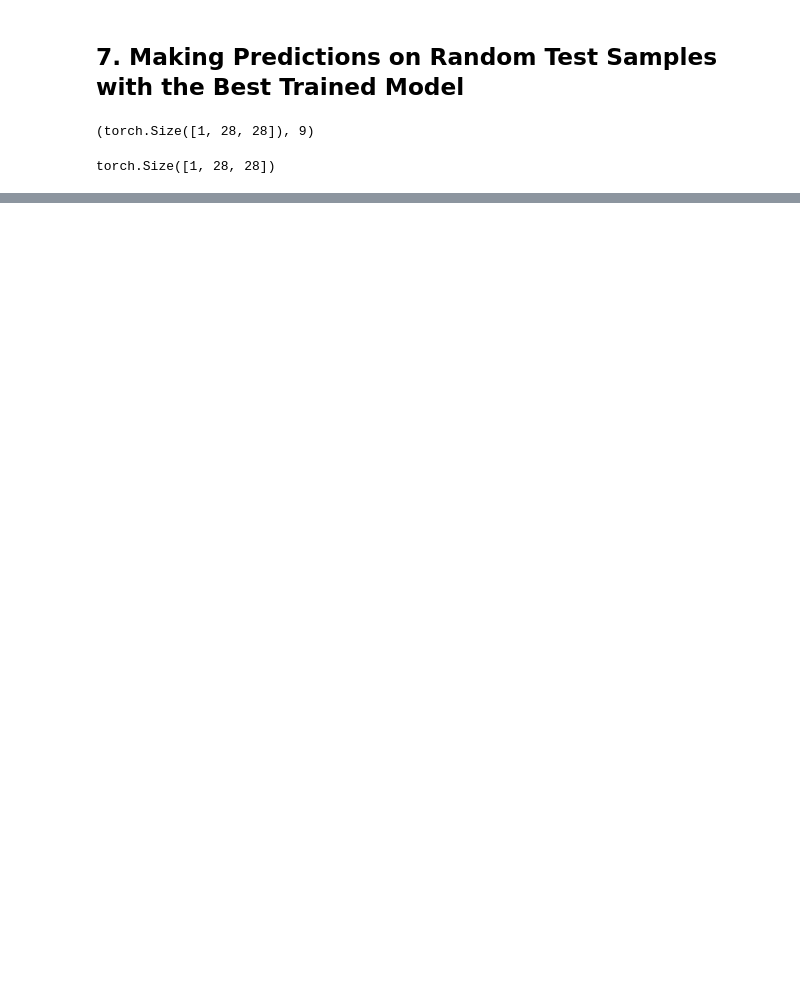
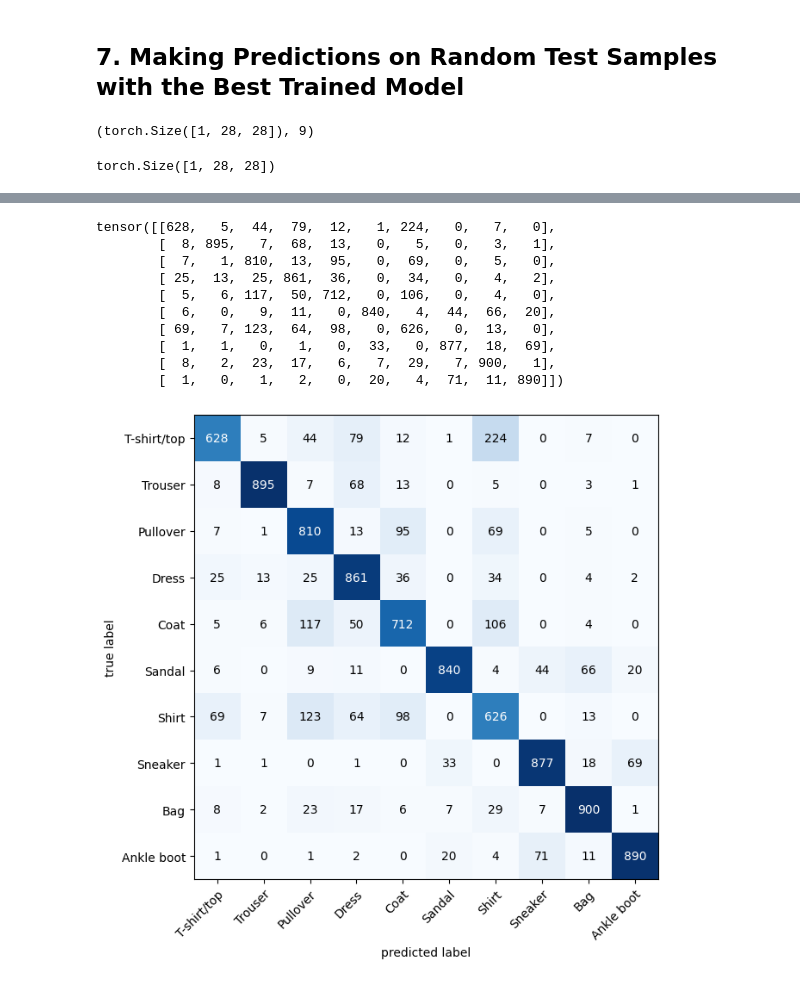
Before and after one commit to zahra-sharifzadeh/pytorch, a Jupyter notebook: 03_PyTorch_Computer_Vision.ipynb, the cells around one changed output, grey strips where cells are left out. Cells and saved outputs as stored; diff of their text form; code cells hidden in the pictures; blank space fills up the shorter version.

```diff
--- a/03_PyTorch_Computer_Vision.ipynb
+++ b/03_PyTorch_Computer_Vision.ipynb
@@ -1236,0 +1280,28 @@ for i, sample in enumerate(test_samples):
+# %%
+from torchmetrics import ConfusionMatrix
+from mlxtend.plotting import plot_confusion_matrix
+
+# setup confusion instance and compare predictions to targets
+confmat = ConfusionMatrix(task="multiclass" , num_classes= len(class_names) )
+confmat_tensor = confmat(preds= y_pred_tensor,
+                         target=test_data.targets)
+
+print(confmat_tensor)
+
+fig, ax = plot_confusion_matrix(
+    conf_mat=confmat_tensor.numpy(), # matplotlib likes numpy
+    class_names=class_names,
+    figsize=(10, 7)
+)
+# %% [output]
+tensor([[628,   5,  44,  79,  12,   1, 224,   0,   7,   0],
+        [  8, 895,   7,  68,  13,   0,   5,   0,   3,   1],
+        [  7,   1, 810,  13,  95,   0,  69,   0,   5,   0],
+        [ 25,  13,  25, 861,  36,   0,  34,   0,   4,   2],
+        [  5,   6, 117,  50, 712,   0, 106,   0,   4,   0],
+        [  6,   0,   9,  11,   0, 840,   4,  44,  66,  20],
+        [ 69,   7, 123,  64,  98,   0, 626,   0,  13,   0],
+        [  1,   1,   0,   1,   0,  33,   0, 877,  18,  69],
+        [  8,   2,  23,  17,   6,   7,  29,   7, 900,   1],
+        [  1,   0,   1,   2,   0,  20,   4,  71,  11, 890]])
+[figure, added]
```
Also changed, not shown: parts of 21 cells of this notebook.
